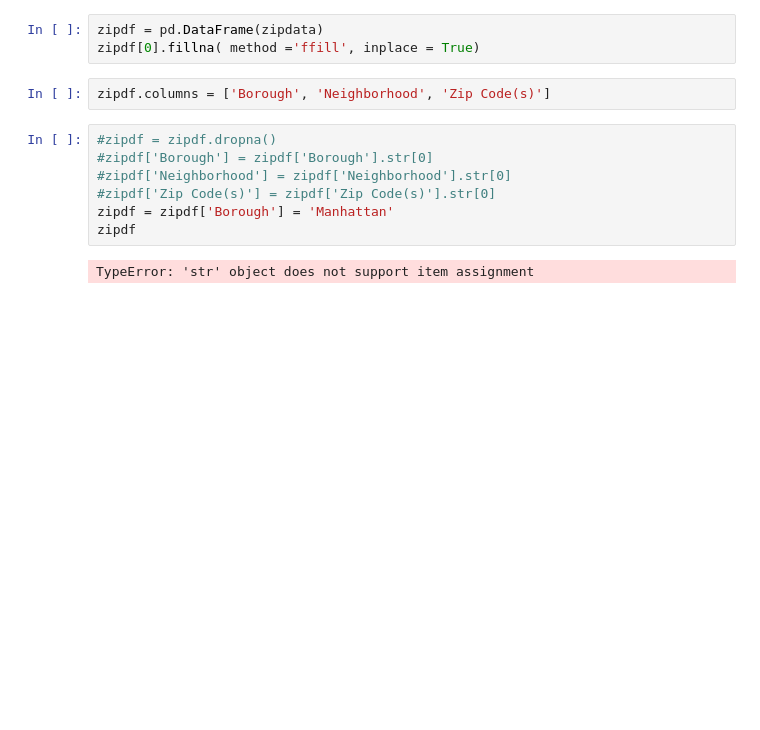
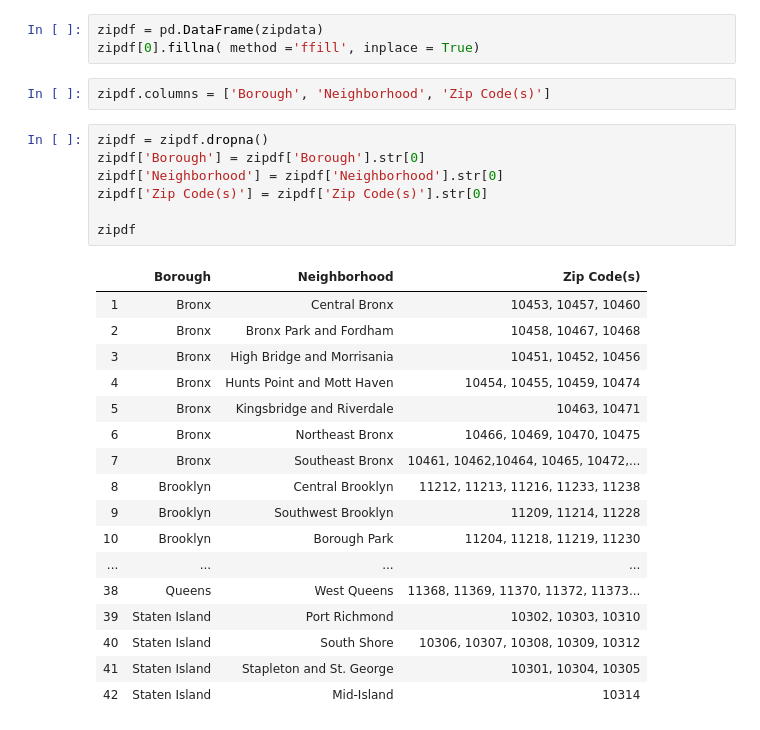
Before and after one commit to triolinho/stats_project, a Jupyter notebook: project_nb.ipynb, the cells around one changed output. Drawn from its saved outputs; the diff is of its cells as text; blank space fills up the shorter version.

```diff
--- a/project_nb.ipynb
+++ b/project_nb.ipynb
@@ -375,11 +375,27 @@ zipdf[0].fillna( method ='ffill', inplace = True)
 # %%
 zipdf.columns = ['Borough', 'Neighborhood', 'Zip Code(s)']
 # %%
-#zipdf = zipdf.dropna()
-#zipdf['Borough'] = zipdf['Borough'].str[0]
-#zipdf['Neighborhood'] = zipdf['Neighborhood'].str[0]
-#zipdf['Zip Code(s)'] = zipdf['Zip Code(s)'].str[0]
-zipdf = zipdf['Borough'] = 'Manhattan'
+zipdf = zipdf.dropna()
+zipdf['Borough'] = zipdf['Borough'].str[0]
+zipdf['Neighborhood'] = zipdf['Neighborhood'].str[0]
+zipdf['Zip Code(s)'] = zipdf['Zip Code(s)'].str[0]
+
 zipdf
 # %% [output]
-TypeError: 'str' object does not support item assignment
+|  | Borough | Neighborhood | Zip Code(s) |
+| 1 | Bronx | Central Bronx | 10453, 10457, 10460 |
+| 2 | Bronx | Bronx Park and Fordham | 10458, 10467, 10468 |
+| 3 | Bronx | High Bridge and Morrisania | 10451, 10452, 10456 |
+| 4 | Bronx | Hunts Point and Mott Haven | 10454, 10455, 10459, 10474 |
+| 5 | Bronx | Kingsbridge and Riverdale | 10463, 10471 |
+| 6 | Bronx | Northeast Bronx | 10466, 10469, 10470, 10475 |
+| 7 | Bronx | Southeast Bronx | 10461, 10462,10464, 10465, 10472,... |
+| 8 | Brooklyn | Central Brooklyn | 11212, 11213, 11216, 11233, 11238 |
+| 9 | Brooklyn | Southwest Brooklyn | 11209, 11214, 11228 |
+| 10 | Brooklyn | Borough Park | 11204, 11218, 11219, 11230 |
+| ... | ... | ... | ... |
+| 38 | Queens | West Queens | 11368, 11369, 11370, 11372, 11373... |
+| 39 | Staten Island | Port Richmond | 10302, 10303, 10310 |
+| 40 | Staten Island | South Shore | 10306, 10307, 10308, 10309, 10312 |
+| 41 | Staten Island | Stapleton and St. George | 10301, 10304, 10305 |
+| 42 | Staten Island | Mid-Island | 10314 |
```
Also changed, not shown: parts of 3 cells of this notebook, 4 other files.
